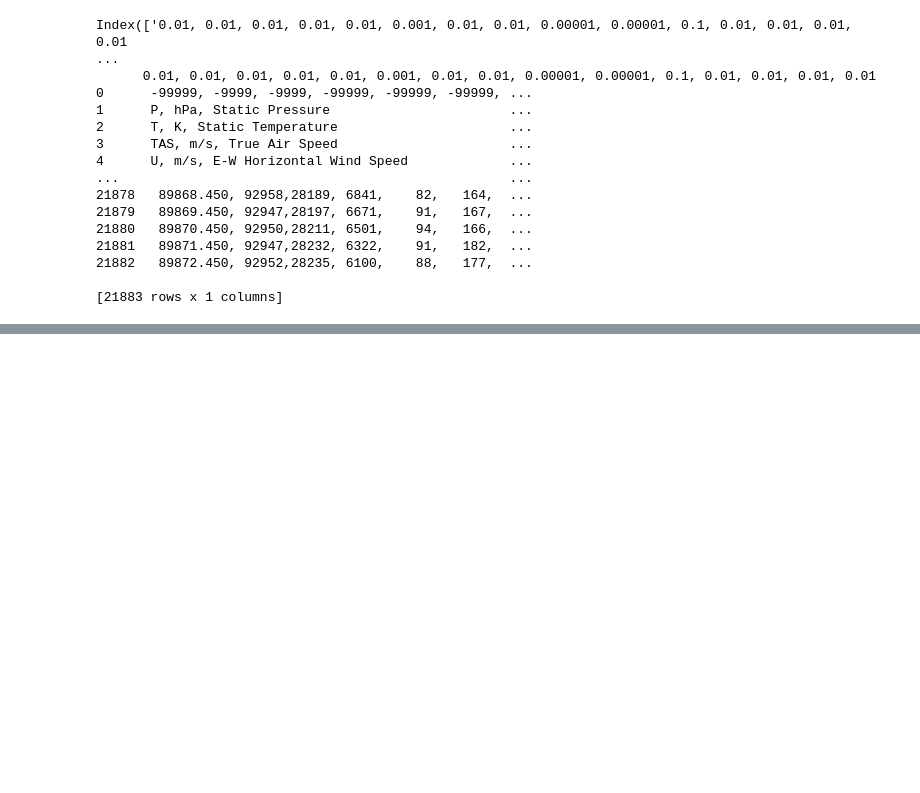
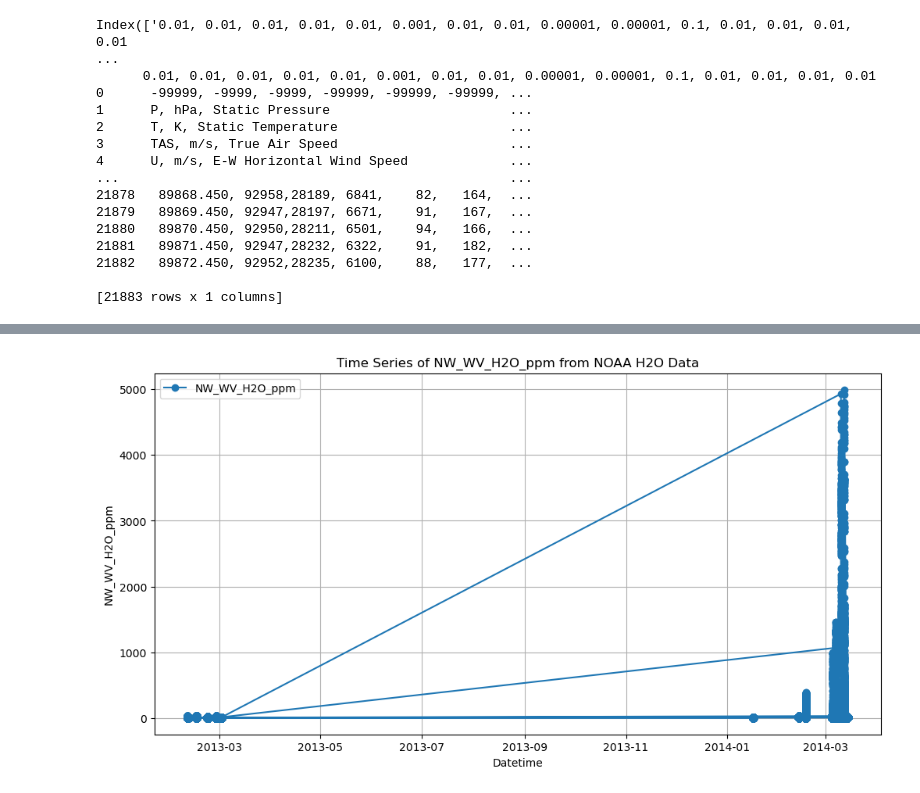
Before and after one commit to josephko91/cpi-thermo, a Jupyter notebook: notebooks/02-missing-data.ipynb, the cells around one changed output, grey strips where cells are left out. Cells and saved outputs as stored; diff of their text form; code cells hidden in the pictures; blank space fills up the shorter version.

```diff
--- a/notebooks/02-missing-data.ipynb
+++ b/notebooks/02-missing-data.ipynb
@@ -40,0 +180,5 @@ Index(['0.01, 0.01, 0.01, 0.01, 0.01, 0.001, 0.01, 0.01, 0.00001, 0.00001, 0.1,
+# %%
+# load NOAA-H2O data
+noaa_dir = Path('/Users/josephko/research/cpi-thermo/data/raw/ATTREX/NOAA-H2O')
+noaa_files = list(noaa_dir.glob('*R2.ict'))
+print(f"Found {len(noaa_files)} NOAA H2O files.")
@@ -40,0 +249,12 @@ Index(['0.01, 0.01, 0.01, 0.01, 0.01, 0.001, 0.01, 0.01, 0.00001, 0.00001, 0.1,
+# %%
+# plot time series of NW_WV_H2O_ppm (water vapor mixing ratio) for noaa_df
+plt.figure(figsize=(12, 6))
+plt.plot(noaa_df["Timestamp"], noaa_df["NW_WV_H2O_ppm"], label="NW_WV_H2O_ppm", marker="o", linestyle="-")
+plt.xlabel("Datetime")
+plt.ylabel("NW_WV_H2O_ppm")
+plt.title("Time Series of NW_WV_H2O_ppm from NOAA H2O Data")
+plt.legend()
+plt.grid()
+plt.show()
+# %% [output]
+[figure, added]
```
Also changed, not shown: parts of 12 cells of this notebook.
